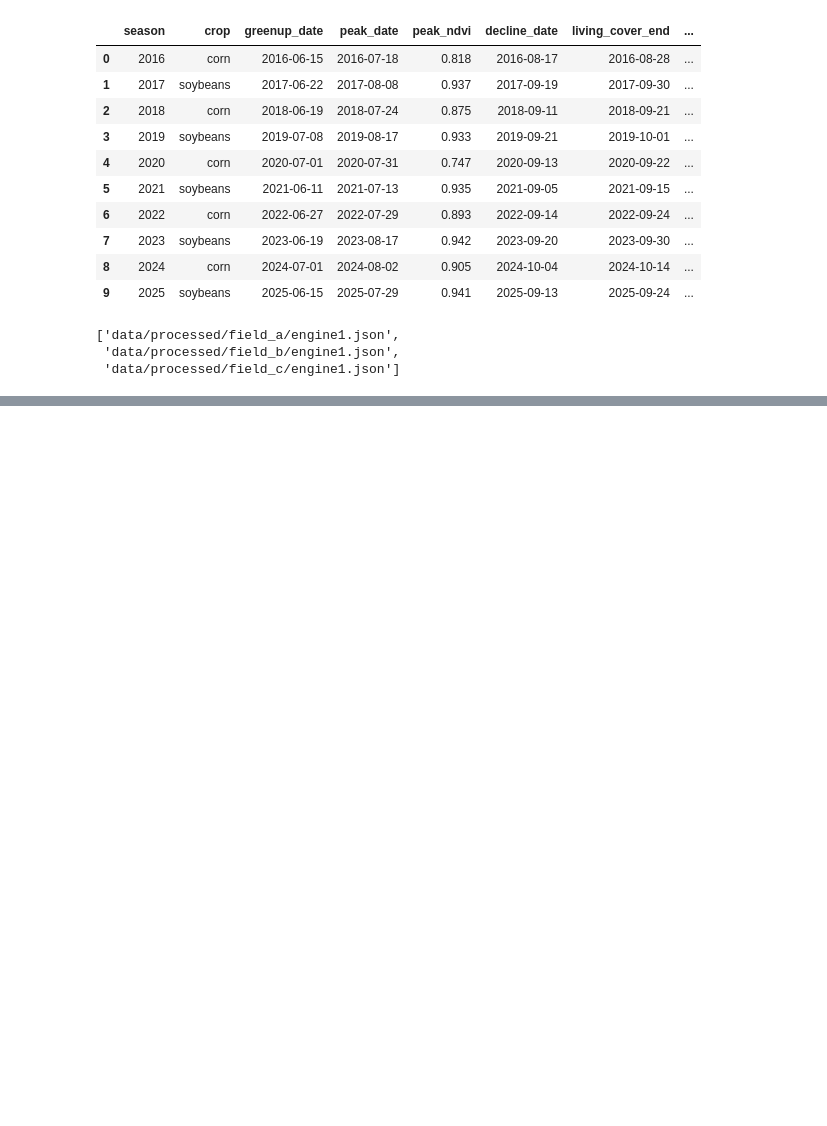
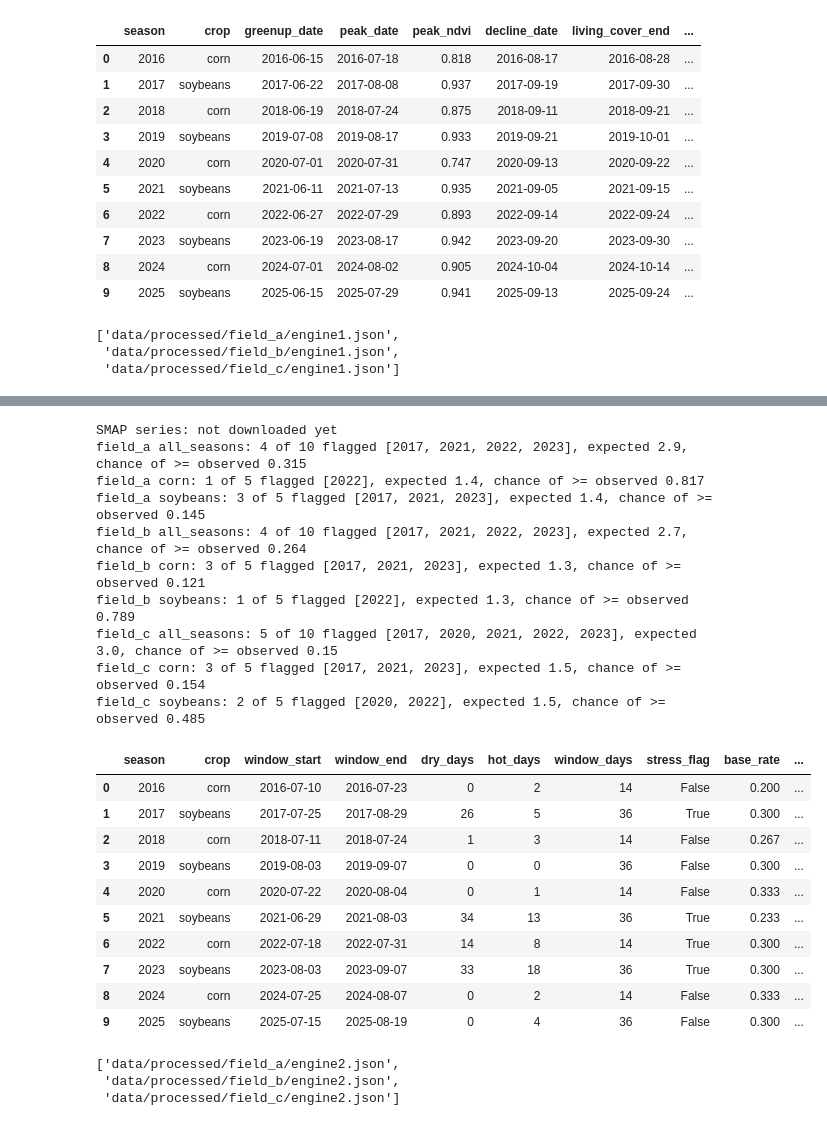
Before and after one commit to yisheng05/nasa, a Jupyter notebook: notebooks/01_precompute.ipynb, the cells around one changed output, grey strips where cells are left out. Cells and saved outputs as stored; diff of their text form; code cells hidden in the pictures; blank space fills up the shorter version.

```diff
--- a/notebooks/01_precompute.ipynb
+++ b/notebooks/01_precompute.ipynb
@@ -324,0 +331,62 @@ sorted(str(p.relative_to(REPO)) for p in PROCESSED.rglob("engine1.json"))
+# %%
+from pipeline import engine2 as E2
+from pipeline.sources import smap as smap_src
+smap_dirs = sorted((RAW / "appeears").glob("fieldshift_smap_l4_*")) if (RAW / "appeears").exists() else []
+smap_by_field = smap_src.load_points(smap_dirs)
+print("SMAP series:", {k: (str(v.index.min().date()), str(v.index.max().date()), len(v)) for k, v in smap_by_field.items()} or "not downloaded yet")
+e2_results = {}
+for f in F:
+    fid = f["id"]
+    p = PROCESSED / fid / "engine1.json"
+    if not p.exists():
+        continue
+    e1doc = json.loads(p.read_text())
+    st2, summ2 = E2.run(e1doc["seasons"], weather[fid], smap_by_field.get(fid))
+    e2_results[fid] = (st2, summ2)
+    for crop, d in summ2.items():
+        print(f"{fid} {crop}: {d['stress_seasons']} of {d['seasons']} flagged {d['stress_years']}, expected {d['expected_stress_seasons']}, chance of >= observed {d['chance_at_least_observed']}")
+if e2_results:
+    fid0 = next(iter(e2_results))
+    display(pd.DataFrame(E2.to_records(e2_results[fid0][0]))[["season", "crop", "window_start", "window_end", "dry_days", "hot_days", "window_days", "stress_flag", "base_rate", "vigour", "scenario", "smap_agrees", "confidence"]])
+# %% [output]
+SMAP series: not downloaded yet
+field_a all_seasons: 4 of 10 flagged [2017, 2021, 2022, 2023], expected 2.9, chance of >= observed 0.315
+field_a corn: 1 of 5 flagged [2022], expected 1.4, chance of >= observed 0.817
+field_a soybeans: 3 of 5 flagged [2017, 2021, 2023], expected 1.4, chance of >= observed 0.145
+field_b all_seasons: 4 of 10 flagged [2017, 2021, 2022, 2023], expected 2.7, chance of >= observed 0.264
+field_b corn: 3 of 5 flagged [2017, 2021, 2023], expected 1.3, chance of >= observed 0.121
+field_b soybeans: 1 of 5 flagged [2022], expected 1.3, chance of >= observed 0.789
+field_c all_seasons: 5 of 10 flagged [2017, 2020, 2021, 2022, 2023], expected 3.0, chance of >= observed 0.15
+field_c corn: 3 of 5 flagged [2017, 2021, 2023], expected 1.5, chance of >= observed 0.154
+field_c soybeans: 2 of 5 flagged [2020, 2022], expected 1.5, chance of >= observed 0.485
+|  | season | crop | window_start | window_end | dry_days | hot_days | window_days | stress_flag | base_rate | ... |
+| 0 | 2016 | corn | 2016-07-10 | 2016-07-23 | 0 | 2 | 14 | False | 0.200 | ... |
+| 1 | 2017 | soybeans | 2017-07-25 | 2017-08-29 | 26 | 5 | 36 | True | 0.300 | ... |
+| 2 | 2018 | corn | 2018-07-11 | 2018-07-24 | 1 | 3 | 14 | False | 0.267 | ... |
+| 3 | 2019 | soybeans | 2019-08-03 | 2019-09-07 | 0 | 0 | 36 | False | 0.300 | ... |
+| 4 | 2020 | corn | 2020-07-22 | 2020-08-04 | 0 | 1 | 14 | False | 0.333 | ... |
+| 5 | 2021 | soybeans | 2021-06-29 | 2021-08-03 | 34 | 13 | 36 | True | 0.233 | ... |
+| 6 | 2022 | corn | 2022-07-18 | 2022-07-31 | 14 | 8 | 14 | True | 0.300 | ... |
+| 7 | 2023 | soybeans | 2023-08-03 | 2023-09-07 | 33 | 18 | 36 | True | 0.300 | ... |
+| 8 | 2024 | corn | 2024-07-25 | 2024-08-07 | 0 | 2 | 14 | False | 0.333 | ... |
+| 9 | 2025 | soybeans | 2025-07-15 | 2025-08-19 | 0 | 4 | 36 | False | 0.300 | ... |
+# %%
+for fid, (st2, summ2) in e2_results.items():
+    doc = {
+        "field_id": fid, "generated": STAMP, "engine": "Engine 2: Stress Recurrence (handoff §8.2)",
+        "source": DATASETS["power"] + "; " + DATASETS["power_gwetroot"] + (("; " + DATASETS["smap_l4"]) if fid in smap_by_field else "") + "; timing from Engine 1 (NASA HLS)",
+        "method": {"silk_gdd_from_greenup_c": E2.SILK_GDD_FROM_GREENUP, "corn_window_days": E2.CORN_WINDOW_DAYS, "soy_window_days_from_peak": list(E2.SOY_WINDOW),
+                   "dry_rule": f"root-zone wetness < p{E2.DRY_PCT:.0f} on >= {E2.DRY_SHARE:.0%} of window days",
+                   "hot_rule": f"Tmax > p{E2.HOT_PCT:.0f} on >= {E2.HOT_SHARE:.0%} of window days",
+                   "percentile_baseline": list(CLIMATE_BASELINE) if "CLIMATE_BASELINE" in globals() else [1991, 2020], "pool_half_days": E2.POOL_HALF_DAYS,
+                   "vigour": f"peak NDVI +/-{E2.VIGOUR_BAND} or integrated NDVI +/-{E2.INTEGRATED_BAND:.0%} vs field median for the crop",
+                   "confidence_cap": "moderate (regional drivers)"},
+        "seasons": E2.to_records(st2),
+        "summary": summ2,
+    }
+    (PROCESSED / fid / "engine2.json").write_text(json.dumps(doc, indent=1, default=str))
+sorted(str(p.relative_to(REPO)) for p in PROCESSED.rglob("engine2.json"))
+# %% [output]
+['data/processed/field_a/engine2.json',
+ 'data/processed/field_b/engine2.json',
+ 'data/processed/field_c/engine2.json']
```
Also changed, not shown: parts of 8 cells of this notebook, 18 other files.
